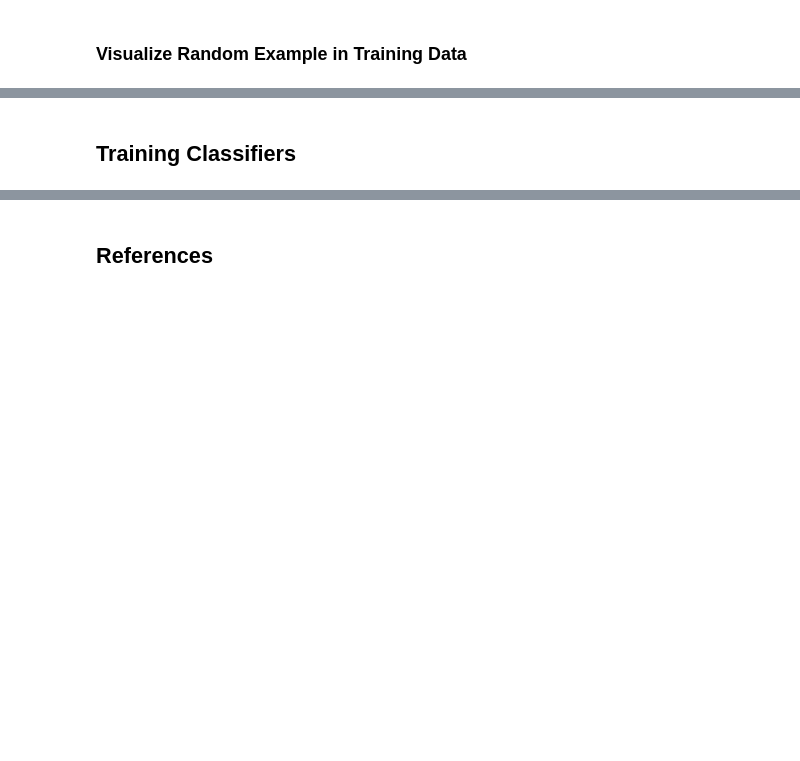
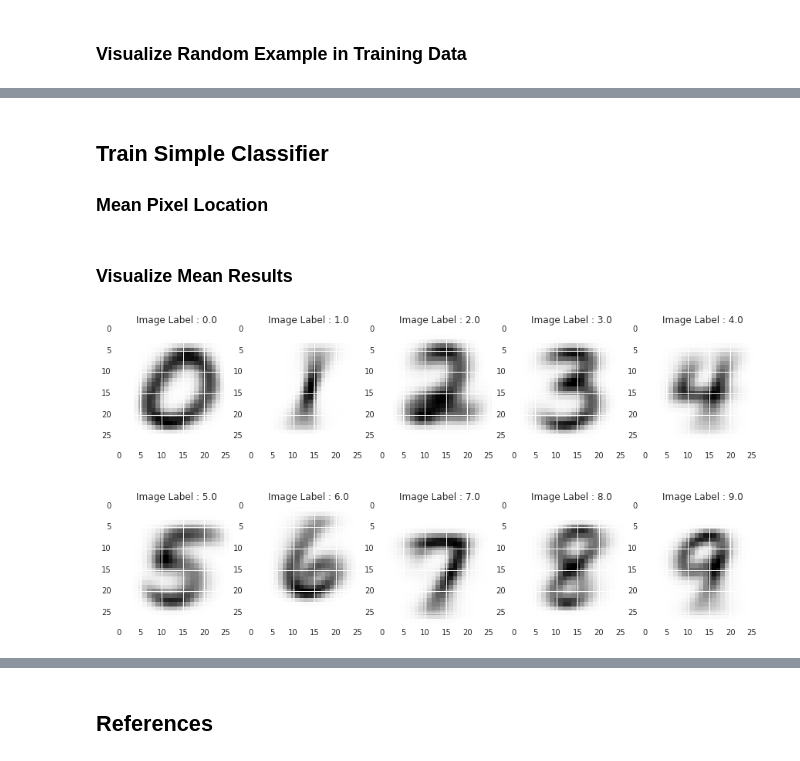
Before and after one commit to wwells/CUNY_DATA_602, a Jupyter notebook: FinalProject_MNIST/MNIST_Classifier_ww602_FP.ipynb, the cells around one changed output, grey strips where cells are left out. Saved outputs shown, nothing was run; the diff lists cells and outputs as text; code cells hidden in the pictures; blank space fills up the shorter version.

Commit message:
feat(FP): train MeanPixel classifier

```diff
--- a/FinalProject_MNIST/MNIST_Classifier_ww602_FP.ipynb
+++ b/FinalProject_MNIST/MNIST_Classifier_ww602_FP.ipynb
@@ -160,5 +160,25 @@ ascii_show(img)
 0   0   0   0   0   0   0   0   0   0   0   0   0   0   0   0   0   0   0   0   0   0   0   0   0   0   0   0
 0   0   0   0   0   0   0   0   0   0   0   0   0   0   0   0   0   0   0   0   0   0   0   0   0   0   0   0
 0   0   0   0   0   0   0   0   0   0   0   0   0   0   0   0   0   0   0   0   0   0   0   0   0   0   0   0
-# %% [markdown]
-## Training Classifiers
+# %% [markdown]
+## Train Simple Classifier
+
+### Mean Pixel Location
+# %%
+meanClass = mtrain.groupby(['label']).mean()
+meanClass.reset_index(level=0, inplace=True)
+# %% [markdown]
+### Visualize Mean Results
+# %%
+fig, axarr = plt.subplots(2,5, figsize=(15,8))
+fig.subplots_adjust(hspace = .05, wspace=.1)
+axs = axarr.ravel()
+
+for i in range(len(meanClass)):
+    img = rowconverter(meanClass, i)
+    title = "Image Label : " + str(img[0])
+    axs[i].set_title(title)
+    imgplot = axs[i].imshow(img[1])
+    imgplot.set_interpolation('nearest')
+# %% [output]
+[figure, added]
```
Also changed, not shown: parts of 6 cells of this notebook, 1 other file.
